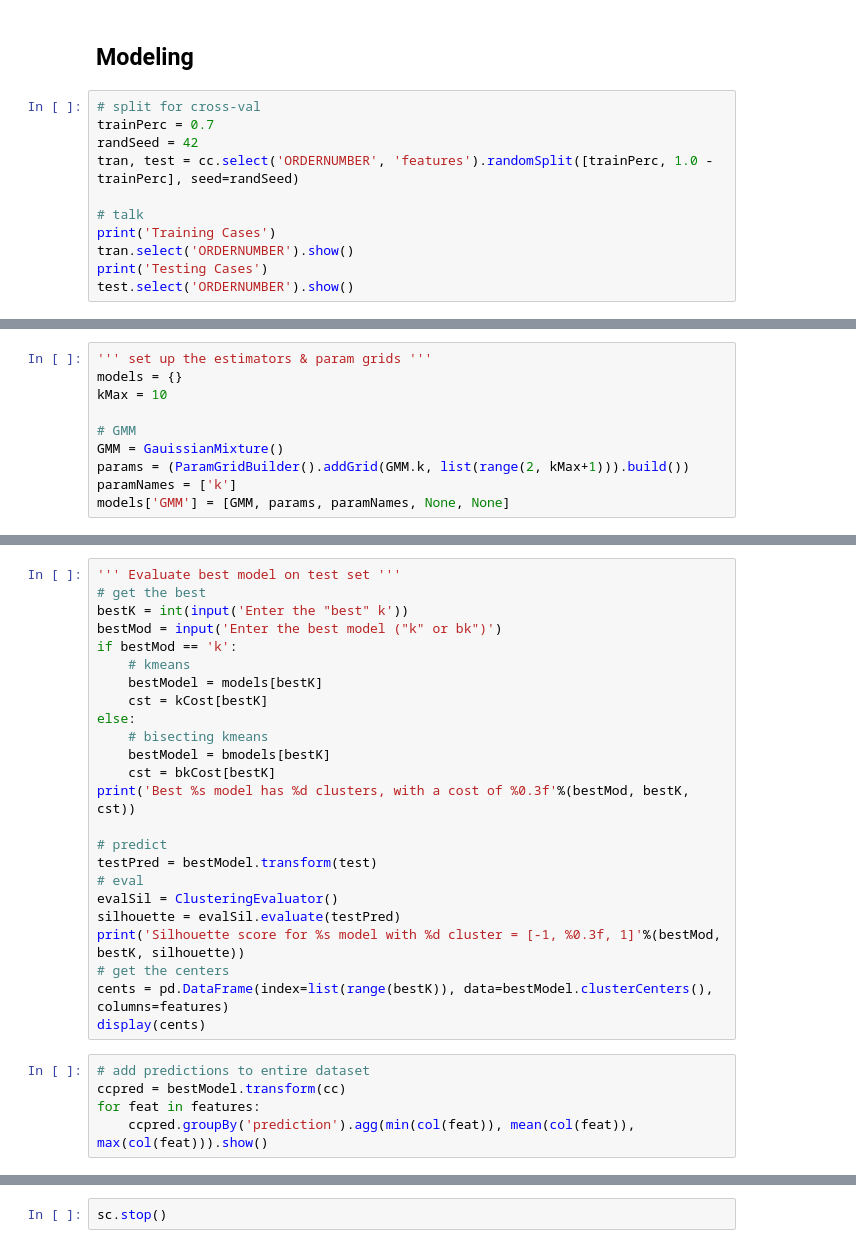
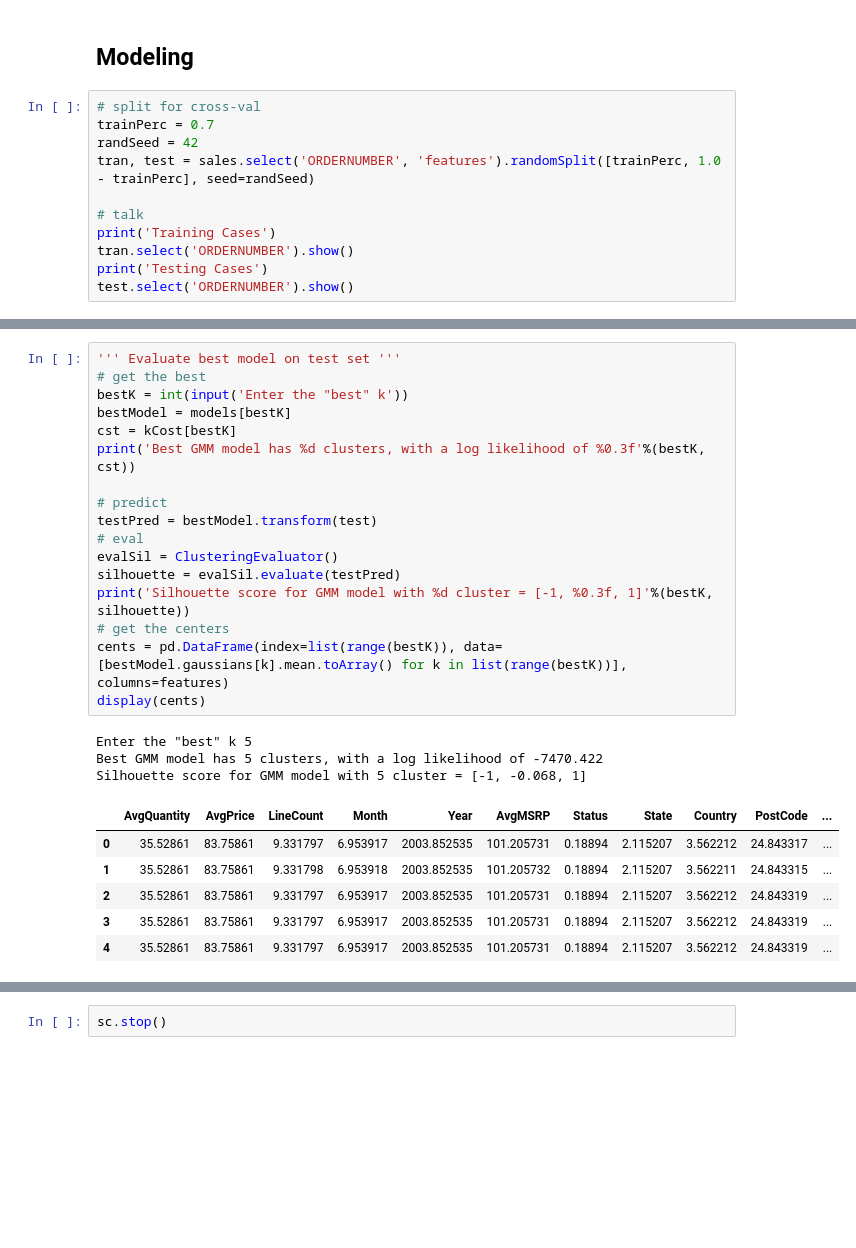
Before and after one commit to ahowe42/pyspark_explore, a Jupyter notebook: pyspark_essentials_udemy/MLLIB_Clustering_GMM.ipynb, the cells around one changed output, grey strips where cells are left out. Drawn from its saved outputs; the diff is of its cells as text; blank space fills up the shorter version.

```diff
--- a/pyspark_essentials_udemy/MLLIB_Clustering_GMM.ipynb
+++ b/pyspark_essentials_udemy/MLLIB_Clustering_GMM.ipynb
@@ -289,7 +288,7 @@ display(corrdf)
 # split for cross-val
 trainPerc = 0.7
 randSeed = 42
-tran, test = cc.select('ORDERNUMBER', 'features').randomSplit([trainPerc, 1.0 - trainPerc], seed=randSeed)
+tran, test = sales.select('ORDERNUMBER', 'features').randomSplit([trainPerc, 1.0 - trainPerc], seed=randSeed)
 
 # talk
 print('Training Cases')
@@ -299,10 +315,0 @@ test.select('ORDERNUMBER').show()
-# %%
-''' set up the estimators & param grids '''
-models = {}
-kMax = 10
-
-# GMM
-GMM = GauissianMixture()
-params = (ParamGridBuilder().addGrid(GMM.k, list(range(2, kMax+1))).build())
-paramNames = ['k']
-models['GMM'] = [GMM, params, paramNames, None, None]
@@ -401,29 +363,27 @@ print('Best model has %d clusters, with a cost of %0.3f'%(bestBK, bkCost[bestBK]
 # %%
 ''' Evaluate best model on test set '''
 # get the best
 bestK = int(input('Enter the "best" k'))
-bestMod = input('Enter the best model ("k" or bk")')
-if bestMod == 'k':
-    # kmeans
-    bestModel = models[bestK]
-    cst = kCost[bestK]
-else:
-    # bisecting kmeans
-    bestModel = bmodels[bestK]
-    cst = bkCost[bestK]
-print('Best %s model has %d clusters, with a cost of %0.3f'%(bestMod, bestK, cst))
+bestModel = models[bestK]
+cst = kCost[bestK]
+print('Best GMM model has %d clusters, with a log likelihood of %0.3f'%(bestK, cst))
 
 # predict
 testPred = bestModel.transform(test)
 # eval
 evalSil = ClusteringEvaluator()
 silhouette = evalSil.evaluate(testPred)
-print('Silhouette score for %s model with %d cluster = [-1, %0.3f, 1]'%(bestMod, bestK, silhouette))
+print('Silhouette score for GMM model with %d cluster = [-1, %0.3f, 1]'%(bestK, silhouette))
 # get the centers
-cents = pd.DataFrame(index=list(range(bestK)), data=bestModel.clusterCenters(), columns=features)
+cents = pd.DataFrame(index=list(range(bestK)), data=[bestModel.gaussians[k].mean.toArray() for k in list(range(bestK))], columns=features)
 display(cents)
+# %% [output]
+Enter the "best" k 5
+Best GMM model has 5 clusters, with a log likelihood of -7470.422
+Silhouette score for GMM model with 5 cluster = [-1, -0.068, 1]
+|  | AvgQuantity | AvgPrice | LineCount | Month | Year | AvgMSRP | Status | State | Country | PostCode | ... |
+| 0 | 35.52861 | 83.75861 | 9.331797 | 6.953917 | 2003.852535 | 101.205731 | 0.18894 | 2.115207 | 3.562212 | 24.843317 | ... |
+| 1 | 35.52861 | 83.75861 | 9.331798 | 6.953918 | 2003.852535 | 101.205732 | 0.18894 | 2.115207 | 3.562211 | 24.843315 | ... |
+| 2 | 35.52861 | 83.75861 | 9.331797 | 6.953917 | 2003.852535 | 101.205731 | 0.18894 | 2.115207 | 3.562212 | 24.843319 | ... |
+| 3 | 35.52861 | 83.75861 | 9.331797 | 6.953917 | 2003.852535 | 101.205731 | 0.18894 | 2.115207 | 3.562212 | 24.843319 | ... |
+| 4 | 35.52861 | 83.75861 | 9.331797 | 6.953917 | 2003.852535 | 101.205731 | 0.18894 | 2.115207 | 3.562212 | 24.843319 | ... |
-# %%
-# add predictions to entire dataset
-ccpred = bestModel.transform(cc)
-for feat in features:
-    ccpred.groupBy('prediction').agg(min(col(feat)), mean(col(feat)), max(col(feat))).show()
```
Also changed, not shown: parts of 10 cells of this notebook.
